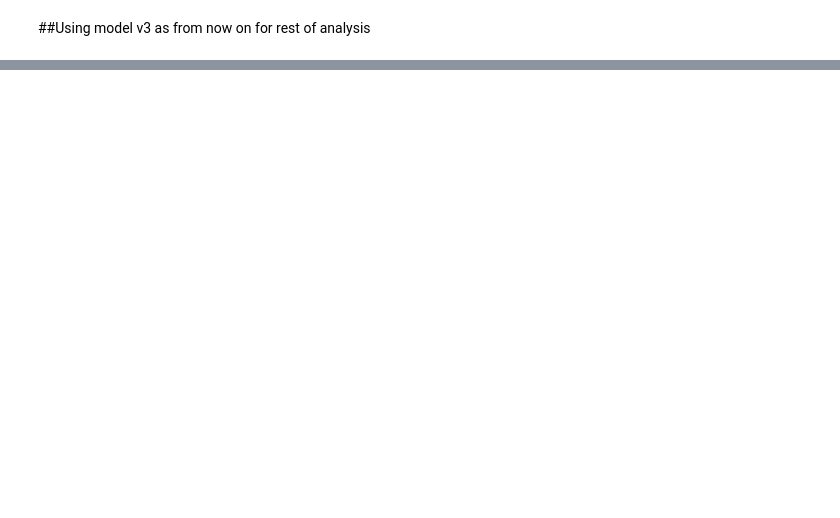
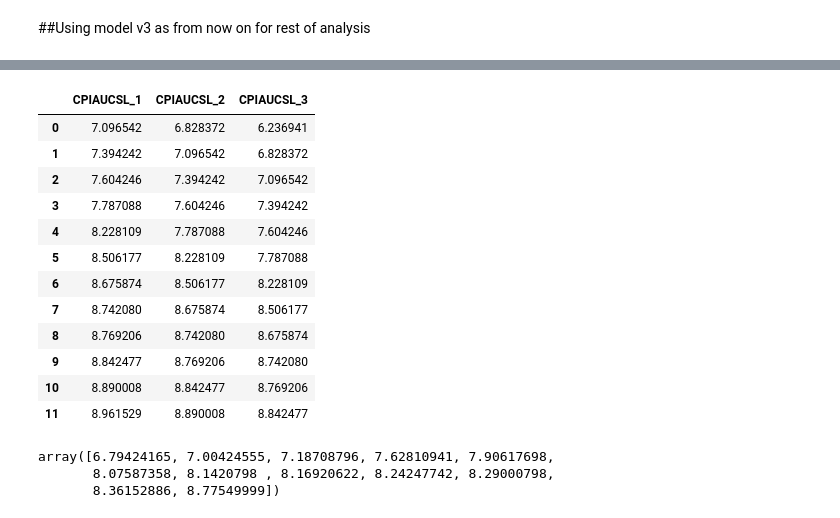
Before and after one commit to Geetika-L/Econ_472, a Jupyter notebook: Econ_472_RF_improved.ipynb, the cells around one changed output, grey strips where cells are left out. Saved outputs shown, nothing was run; the diff lists cells and outputs as text; code cells hidden in the pictures; blank space fills up the shorter version.

```diff
--- a/Econ_472_RF_improved.ipynb
+++ b/Econ_472_RF_improved.ipynb
@@ -257,0 +278,22 @@ plt.show()
+# %%
+test_data_model_v3[['CPIAUCSL_1', 'CPIAUCSL_2', 'CPIAUCSL_3']]
+# %% [output]
+|  | CPIAUCSL_1 | CPIAUCSL_2 | CPIAUCSL_3 |
+| 0 | 7.096542 | 6.828372 | 6.236941 |
+| 1 | 7.394242 | 7.096542 | 6.828372 |
+| 2 | 7.604246 | 7.394242 | 7.096542 |
+| 3 | 7.787088 | 7.604246 | 7.394242 |
+| 4 | 8.228109 | 7.787088 | 7.604246 |
+| 5 | 8.506177 | 8.228109 | 7.787088 |
+| 6 | 8.675874 | 8.506177 | 8.228109 |
+| 7 | 8.742080 | 8.675874 | 8.506177 |
+| 8 | 8.769206 | 8.742080 | 8.675874 |
+| 9 | 8.842477 | 8.769206 | 8.742080 |
+| 10 | 8.890008 | 8.842477 | 8.769206 |
+| 11 | 8.961529 | 8.890008 | 8.842477 |
+# %%
+y_pred_test_model_v3
+# %% [output]
+array([6.79424165, 7.00424555, 7.18708796, 7.62810941, 7.90617698,
+       8.07587358, 8.1420798 , 8.16920622, 8.24247742, 8.29000798,
+       8.36152886, 8.77549999])
```
Also changed, not shown: parts of 7 cells of this notebook, 1 other file.
